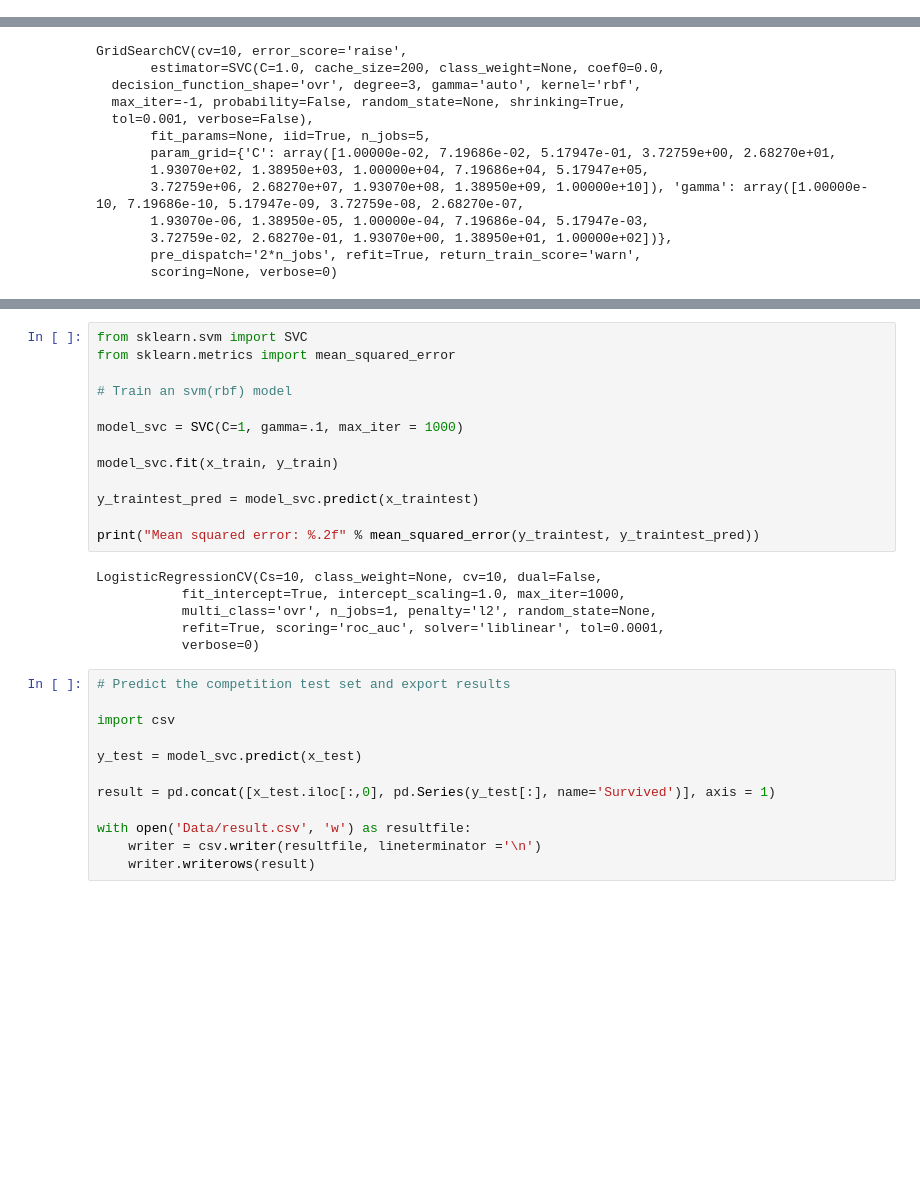
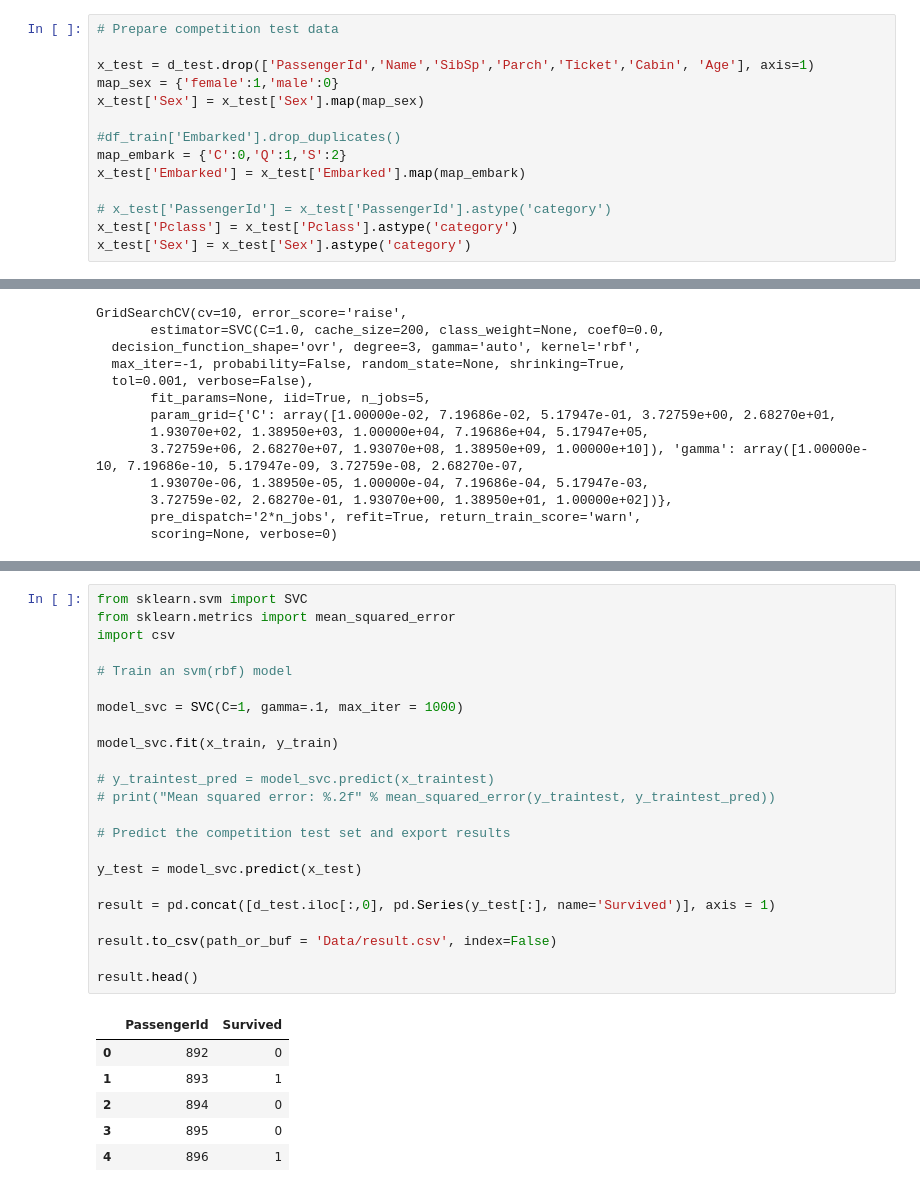
Before and after one commit to ehsanmaag/Titanic-Survival, a Jupyter notebook: Titanic_Survival.ipynb, the cells around one changed output, grey strips where cells are left out. Saved outputs shown, nothing was run; the diff lists cells and outputs as text; blank space fills up the shorter version.

```diff
--- a/Titanic_Survival.ipynb
+++ b/Titanic_Survival.ipynb
@@ -176,0 +177,14 @@ x_train, x_traintest, y_train, y_traintest = train_test_split(x_train, y_train,
+# %%
+# Prepare competition test data
+
+x_test = d_test.drop(['PassengerId','Name','SibSp','Parch','Ticket','Cabin', 'Age'], axis=1)
+map_sex = {'female':1,'male':0}
+x_test['Sex'] = x_test['Sex'].map(map_sex)
+
+#df_train['Embarked'].drop_duplicates()
+map_embark = {'C':0,'Q':1,'S':2}
+x_test['Embarked'] = x_test['Embarked'].map(map_embark)
+
+# x_test['PassengerId'] = x_test['PassengerId'].astype('category')
+x_test['Pclass'] = x_test['Pclass'].astype('category')
+x_test['Sex'] = x_test['Sex'].astype('category')
@@ -295,31 +300,30 @@ ax.plot(np.linspace(.1, 1.0), np.mean(test_scores_svc, axis=1), color="navy")
 # %%
 from sklearn.svm import SVC
 from sklearn.metrics import mean_squared_error
+import csv
 
 # Train an svm(rbf) model
 
 model_svc = SVC(C=1, gamma=.1, max_iter = 1000)
 
 model_svc.fit(x_train, y_train)
 
-y_traintest_pred = model_svc.predict(x_traintest)
+# y_traintest_pred = model_svc.predict(x_traintest)
+# print("Mean squared error: %.2f" % mean_squared_error(y_traintest, y_traintest_pred))
 
-print("Mean squared error: %.2f" % mean_squared_error(y_traintest, y_traintest_pred))
+# Predict the competition test set and export results
+
+y_test = model_svc.predict(x_test)
+
+result = pd.concat([d_test.iloc[:,0], pd.Series(y_test[:], name='Survived')], axis = 1)
+
+result.to_csv(path_or_buf = 'Data/result.csv', index=False)
+
+result.head()
 # %% [output]
-LogisticRegressionCV(Cs=10, class_weight=None, cv=10, dual=False,
-           fit_intercept=True, intercept_scaling=1.0, max_iter=1000,
-           multi_class='ovr', n_jobs=1, penalty='l2', random_state=None,
-           refit=True, scoring='roc_auc', solver='liblinear', tol=0.0001,
-           verbose=0)
+|  | PassengerId | Survived |
+| 0 | 892 | 0 |
+| 1 | 893 | 1 |
+| 2 | 894 | 0 |
+| 3 | 895 | 0 |
+| 4 | 896 | 1 |
-# %%
-# Predict the competition test set and export results
-
-import csv
-
-y_test = model_svc.predict(x_test)
-
-result = pd.concat([x_test.iloc[:,0], pd.Series(y_test[:], name='Survived')], axis = 1)
-
-with open('Data/result.csv', 'w') as resultfile:
-    writer = csv.writer(resultfile, lineterminator ='\n')
-    writer.writerows(result)
```
Also changed, not shown: parts of 10 cells of this notebook, 1 other file.
